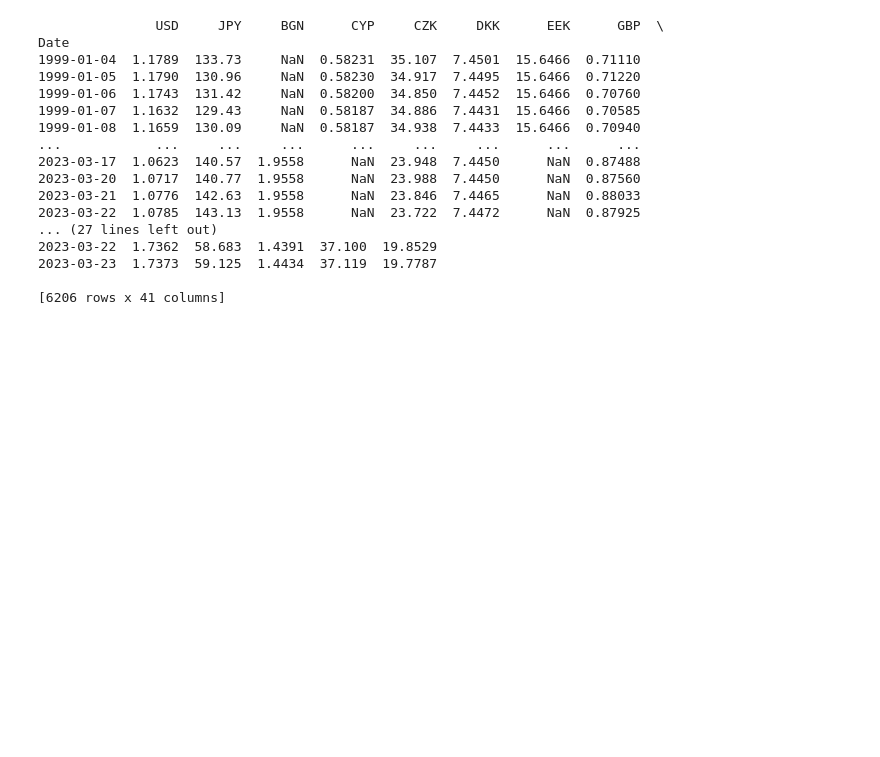
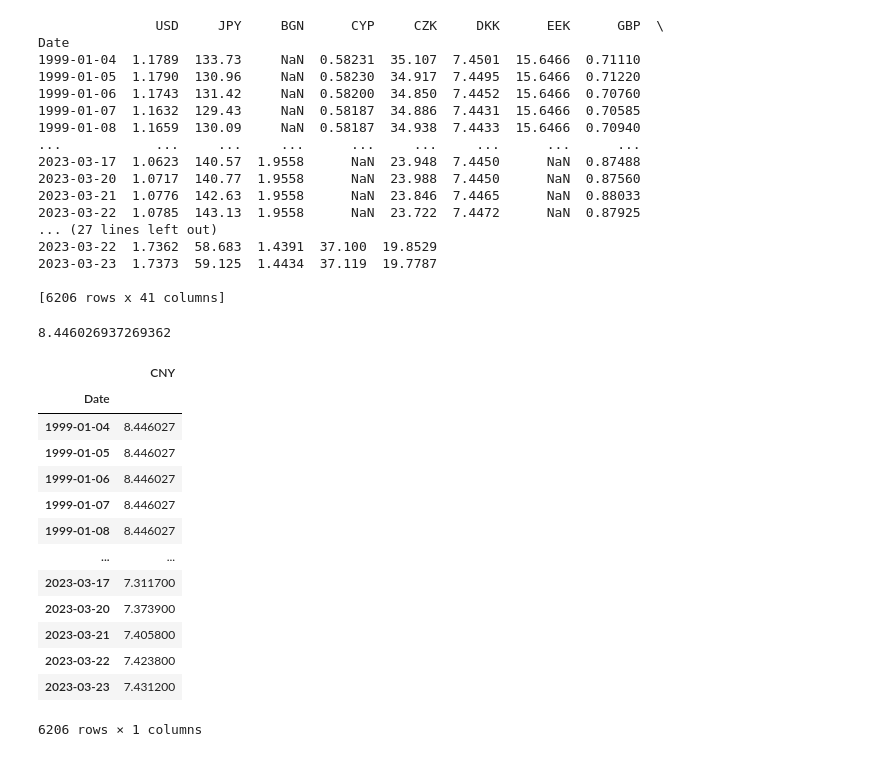
Before and after one commit to YoungDublin/exchange-rate-prediction, a Jupyter notebook: Exchange-rate-prediction.ipynb, the cells around one changed output. Cells and saved outputs as stored; diff of their text form; code cells hidden in the pictures; blank space fills up the shorter version.

```diff
--- a/Exchange-rate-prediction.ipynb
+++ b/Exchange-rate-prediction.ipynb
@@ -122,3 +122,7 @@ Date
 2023-03-23  1.7373  59.125  1.4434  37.119  19.7787
 
 [6206 rows x 41 columns]
+# %%
+df.mean()['CNY']
+# %% [output]
+8.446026937269362
@@ -124,0 +131,17 @@ Date
+# %%
+df[['CNY']]
+# %% [output]
+|  | CNY |
+| Date |  |
+| 1999-01-04 | 8.446027 |
+| 1999-01-05 | 8.446027 |
+| 1999-01-06 | 8.446027 |
+| 1999-01-07 | 8.446027 |
+| 1999-01-08 | 8.446027 |
+| ... | ... |
+| 2023-03-17 | 7.311700 |
+| 2023-03-20 | 7.373900 |
+| 2023-03-21 | 7.405800 |
+| 2023-03-22 | 7.423800 |
+| 2023-03-23 | 7.431200 |
+6206 rows × 1 columns
```
Also changed, not shown: parts of 3 cells of this notebook.
